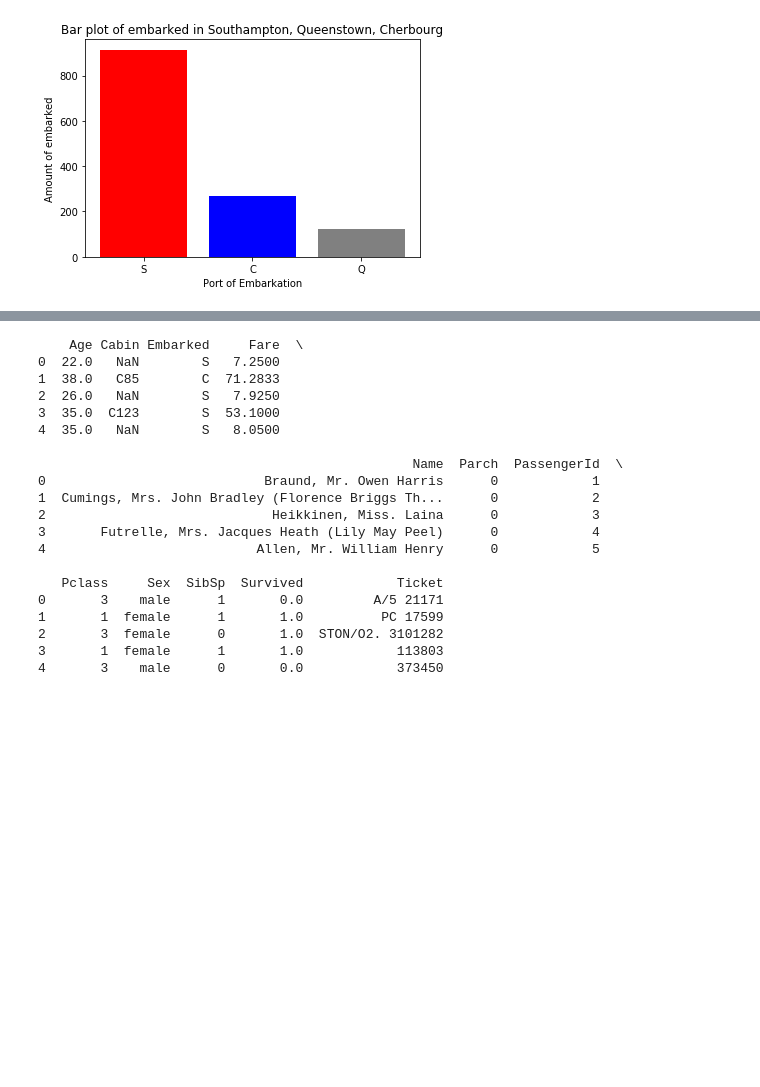
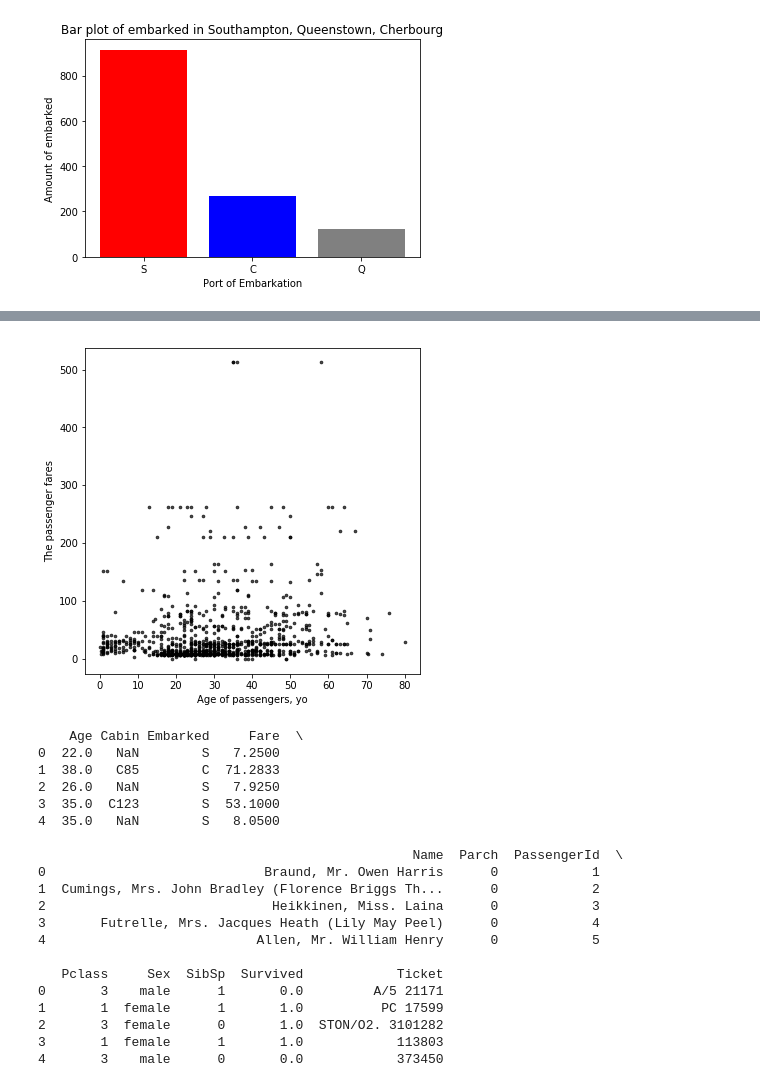
Before and after one commit to kivaschenko/titanic, a Jupyter notebook: Titanic-1.ipynb, the cells around one changed output, grey strips where cells are left out. Cells and saved outputs as stored; diff of their text form; code cells hidden in the pictures; blank space fills up the shorter version.

```diff
--- a/Titanic-1.ipynb
+++ b/Titanic-1.ipynb
@@ -132,3 +152,11 @@ plt.title("Bar plot of embarked in Southampton, Queenstown, Cherbourg")
+# %%
+plt.figure(figsize=(6,6))
+plt.scatter(df.Age, df.Fare, marker='o', s=7, c='k', alpha=.7)
+plt.xlabel('Age of passengers, yo')
+plt.ylabel('The passenger fares')
+plt.show()
+# %% [output]
+[figure, added]
 # %%
 df["Embarked"].fillna("S", inplace=True)
 df["Age"].fillna(df["Age"].median(), inplace=True)
```
Also changed, not shown: parts of 31 cells of this notebook.
